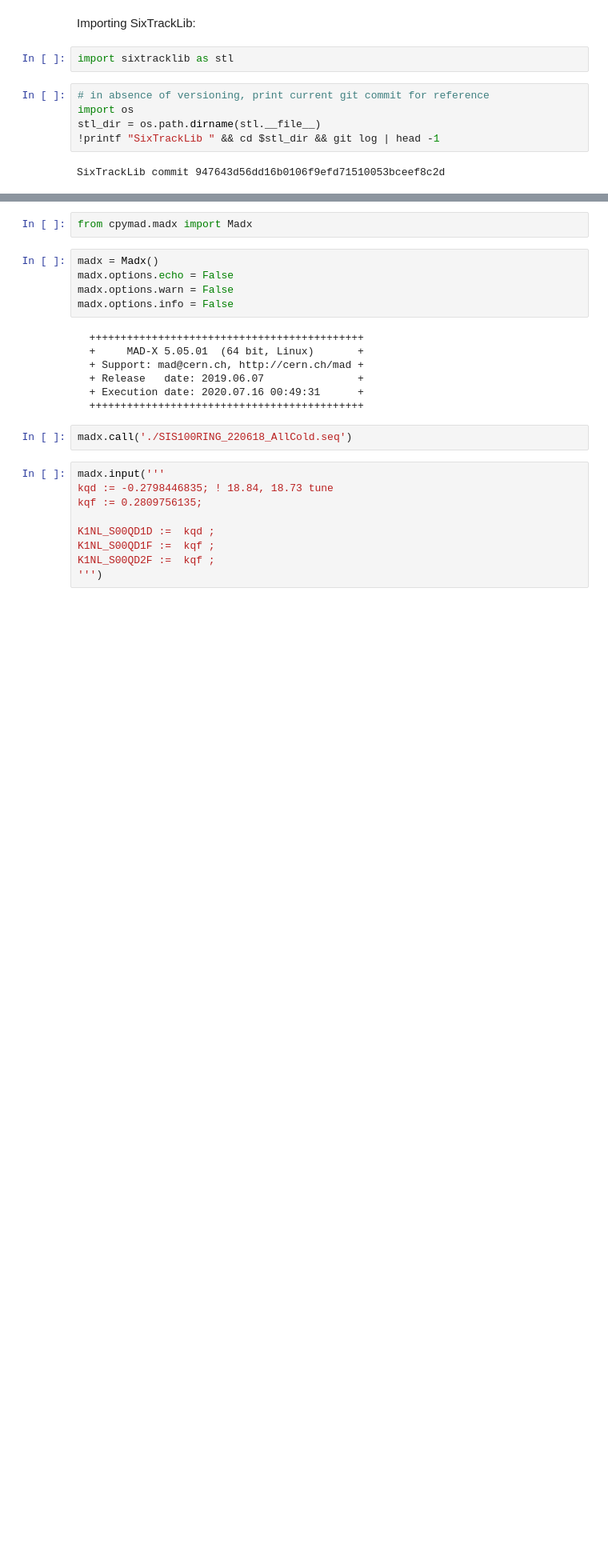
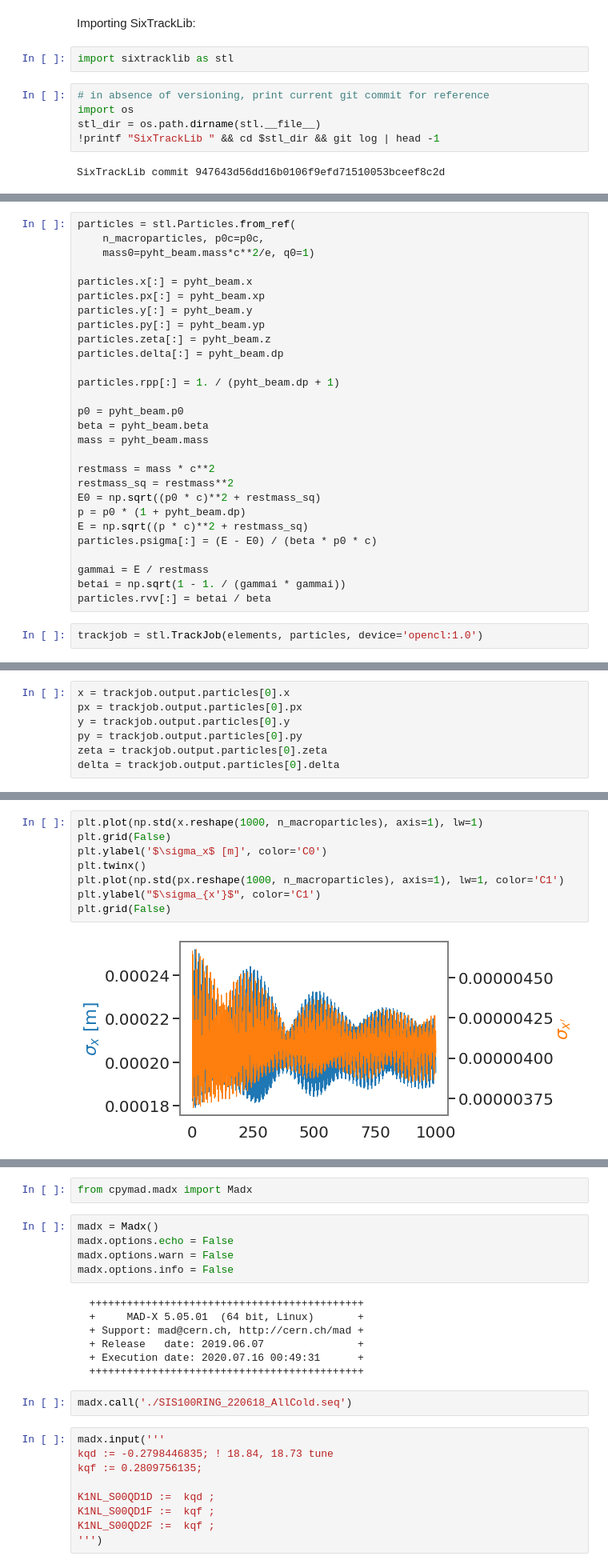
Before and after one commit to aoeftiger/pyhep2020, a Jupyter notebook: talk.ipynb, the cells around one changed output, grey strips where cells are left out. Shown: that part at 80% size. Saved outputs shown, nothing was run; the diff lists cells and outputs as text; blank space fills up the shorter version.

```diff
--- a/talk.ipynb
+++ b/talk.ipynb
@@ -340,0 +350,30 @@ if __name__ == '__main__':
+# %%
+particles = stl.Particles.from_ref(
+    n_macroparticles, p0c=p0c,
+    mass0=pyht_beam.mass*c**2/e, q0=1)
+
+particles.x[:] = pyht_beam.x
+particles.px[:] = pyht_beam.xp
+particles.y[:] = pyht_beam.y
+particles.py[:] = pyht_beam.yp
+particles.zeta[:] = pyht_beam.z
+particles.delta[:] = pyht_beam.dp
+
+particles.rpp[:] = 1. / (pyht_beam.dp + 1)
+
+p0 = pyht_beam.p0
+beta = pyht_beam.beta
+mass = pyht_beam.mass
+
+restmass = mass * c**2
+restmass_sq = restmass**2
+E0 = np.sqrt((p0 * c)**2 + restmass_sq)
+p = p0 * (1 + pyht_beam.dp)
+E = np.sqrt((p * c)**2 + restmass_sq)
+particles.psigma[:] = (E - E0) / (beta * p0 * c)
+
+gammai = E / restmass
+betai = np.sqrt(1 - 1. / (gammai * gammai))
+particles.rvv[:] = betai / beta
+# %%
+trackjob = stl.TrackJob(elements, particles, device='opencl:1.0')
@@ -340,0 +386,7 @@ if __name__ == '__main__':
+# %%
+x = trackjob.output.particles[0].x
+px = trackjob.output.particles[0].px
+y = trackjob.output.particles[0].y
+py = trackjob.output.particles[0].py
+zeta = trackjob.output.particles[0].zeta
+delta = trackjob.output.particles[0].delta
@@ -340,0 +397,10 @@ if __name__ == '__main__':
+# %%
+plt.plot(np.std(x.reshape(1000, n_macroparticles), axis=1), lw=1)
+plt.grid(False)
+plt.ylabel('$\sigma_x$ [m]', color='C0')
+plt.twinx()
+plt.plot(np.std(px.reshape(1000, n_macroparticles), axis=1), lw=1, color='C1')
+plt.ylabel("$\sigma_{x'}$", color='C1')
+plt.grid(False)
+# %% [output]
+[figure, added]
```
Also changed, not shown: parts of 32 cells of this notebook.
